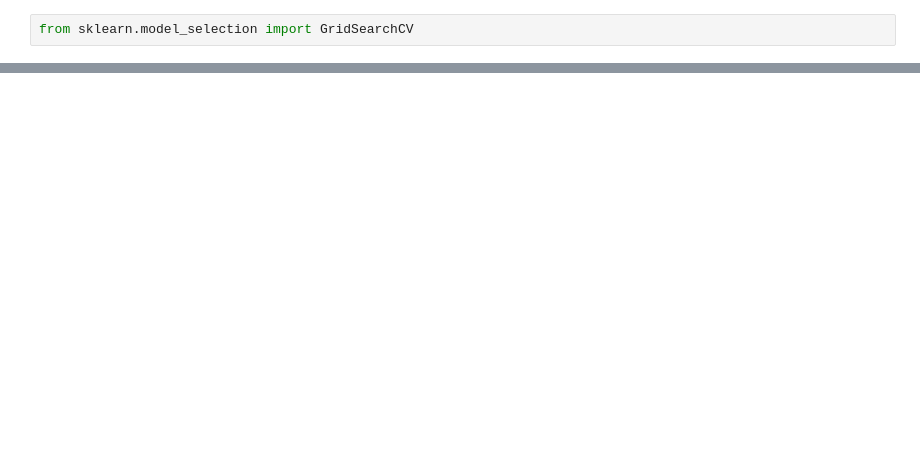
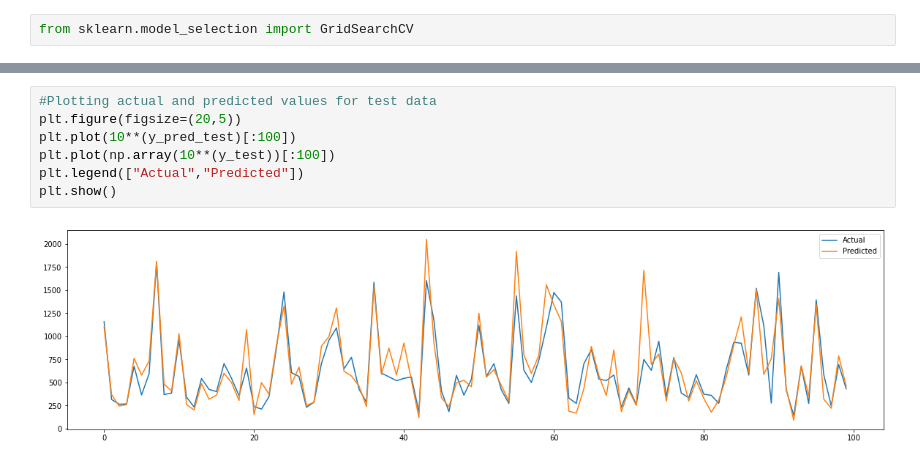
Before and after one commit to shreesha2304/NYC-Taxi-Trip-Time-Prediction, a Jupyter notebook: NYC_Taxi_Trip_Time_Prediction_Capstone_Project.ipynb, the cells around one changed output, grey strips where cells are left out. Drawn from its saved outputs; the diff is of its cells as text; blank space fills up the shorter version.

```diff
--- a/NYC_Taxi_Trip_Time_Prediction_Capstone_Project.ipynb
+++ b/NYC_Taxi_Trip_Time_Prediction_Capstone_Project.ipynb
@@ -1255,0 +1345,9 @@ from sklearn.model_selection import GridSearchCV
+# %%
+#Plotting actual and predicted values for test data
+plt.figure(figsize=(20,5))
+plt.plot(10**(y_pred_test)[:100])
+plt.plot(np.array(10**(y_test))[:100])
+plt.legend(["Actual","Predicted"])
+plt.show()
+# %% [output]
+[figure, added]
```
Also changed, not shown: parts of 27 cells of this notebook.
